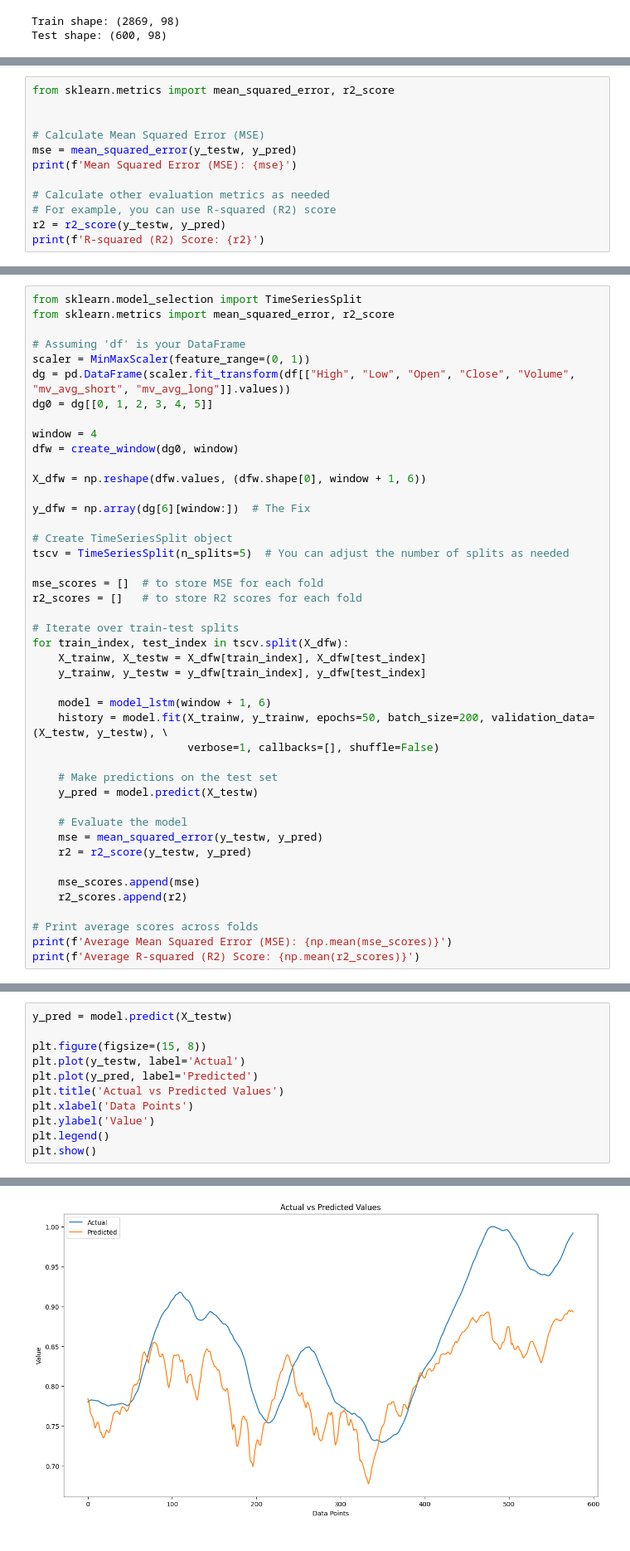
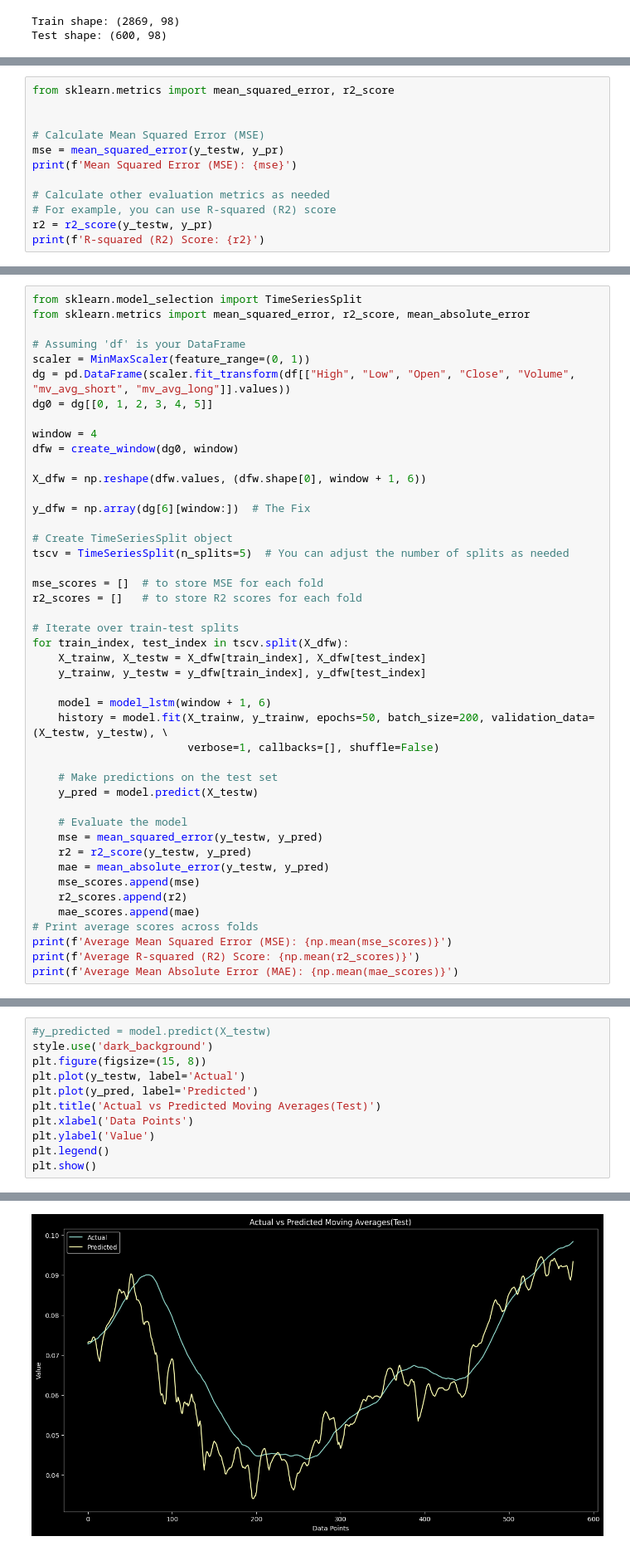
Before and after one commit to fauzan-arif/ds-capstone, a Jupyter notebook: notebooks/trading strategy.ipynb, the cells around one changed output, grey strips where cells are left out. Shown: that part at 83% size. Saved outputs shown, nothing was run; the diff lists cells and outputs as text.

```diff
--- a/notebooks/trading strategy.ipynb
+++ b/notebooks/trading strategy.ipynb
@@ -270,11 +294,11 @@ from sklearn.metrics import mean_squared_error, r2_score
 
 
 # Calculate Mean Squared Error (MSE)
-mse = mean_squared_error(y_testw, y_pred)
+mse = mean_squared_error(y_testw, y_pr)
 print(f'Mean Squared Error (MSE): {mse}')
 
 # Calculate other evaluation metrics as needed
 # For example, you can use R-squared (R2) score
-r2 = r2_score(y_testw, y_pred)
+r2 = r2_score(y_testw, y_pr)
 print(f'R-squared (R2) Score: {r2}')
 # %% [output]
@@ -283,6 +307,6 @@ R-squared (R2) Score: -110.87232538463067
 # %%
 from sklearn.model_selection import TimeSeriesSplit
-from sklearn.metrics import mean_squared_error, r2_score
+from sklearn.metrics import mean_squared_error, r2_score, mean_absolute_error
 
 # Assuming 'df' is your DataFrame
 scaler = MinMaxScaler(feature_range=(0, 1))
@@ -317,12 +341,13 @@ for train_index, test_index in tscv.split(X_dfw):
     # Evaluate the model
     mse = mean_squared_error(y_testw, y_pred)
     r2 = r2_score(y_testw, y_pred)
-
+    mae = mean_absolute_error(y_testw, y_pred)
     mse_scores.append(mse)
     r2_scores.append(r2)
-
+    mae_scores.append(mae)
 # Print average scores across folds
 print(f'Average Mean Squared Error (MSE): {np.mean(mse_scores)}')
 print(f'Average R-squared (R2) Score: {np.mean(r2_scores)}')
+print(f'Average Mean Absolute Error (MAE): {np.mean(mae_scores)}')
 # %% [output]
 Epoch 1/50
@@ -355,10 +383,10 @@ plt.show()
 # %%
-y_pred = model.predict(X_testw)
-
+#y_predicted = model.predict(X_testw)
+style.use('dark_background')
 plt.figure(figsize=(15, 8))
 plt.plot(y_testw, label='Actual')
 plt.plot(y_pred, label='Predicted')
-plt.title('Actual vs Predicted Values')
+plt.title('Actual vs Predicted Moving Averages(Test)')
 plt.xlabel('Data Points')
 plt.ylabel('Value')
 plt.legend()
@@ -368 +395 @@ plt.show()
-[figure, old version]
+[figure, new version]
```
Also changed, not shown: parts of 18 cells of this notebook.
